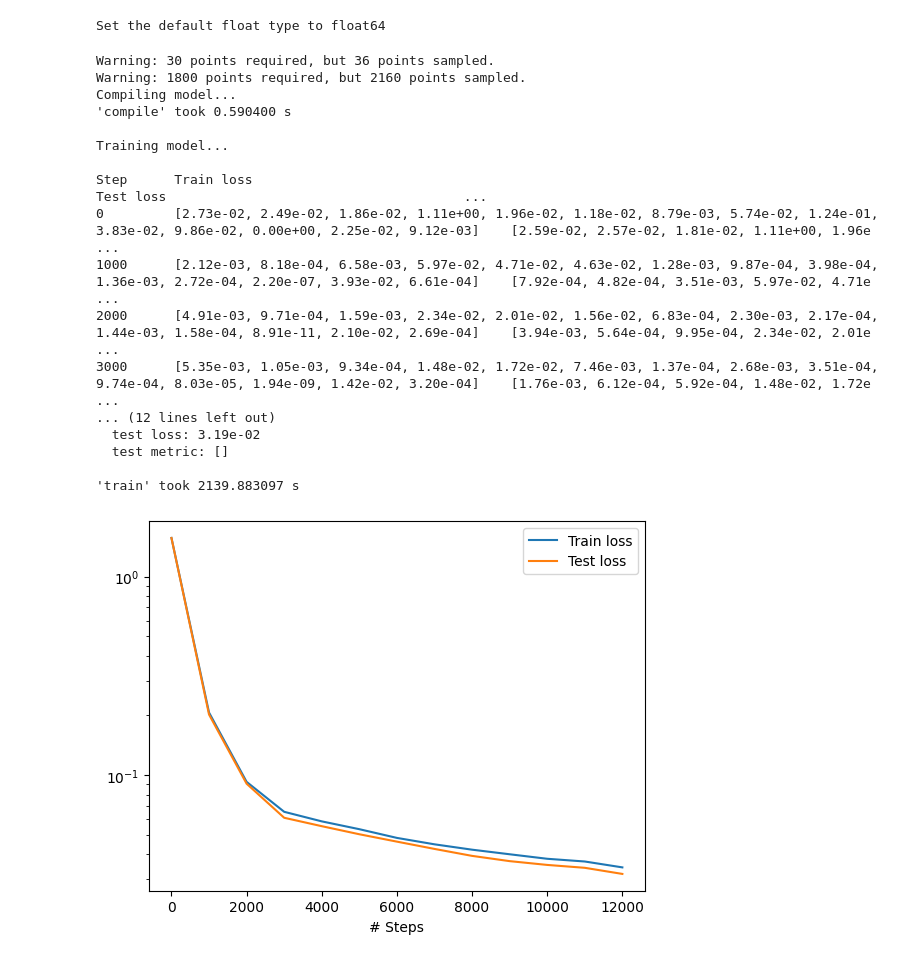
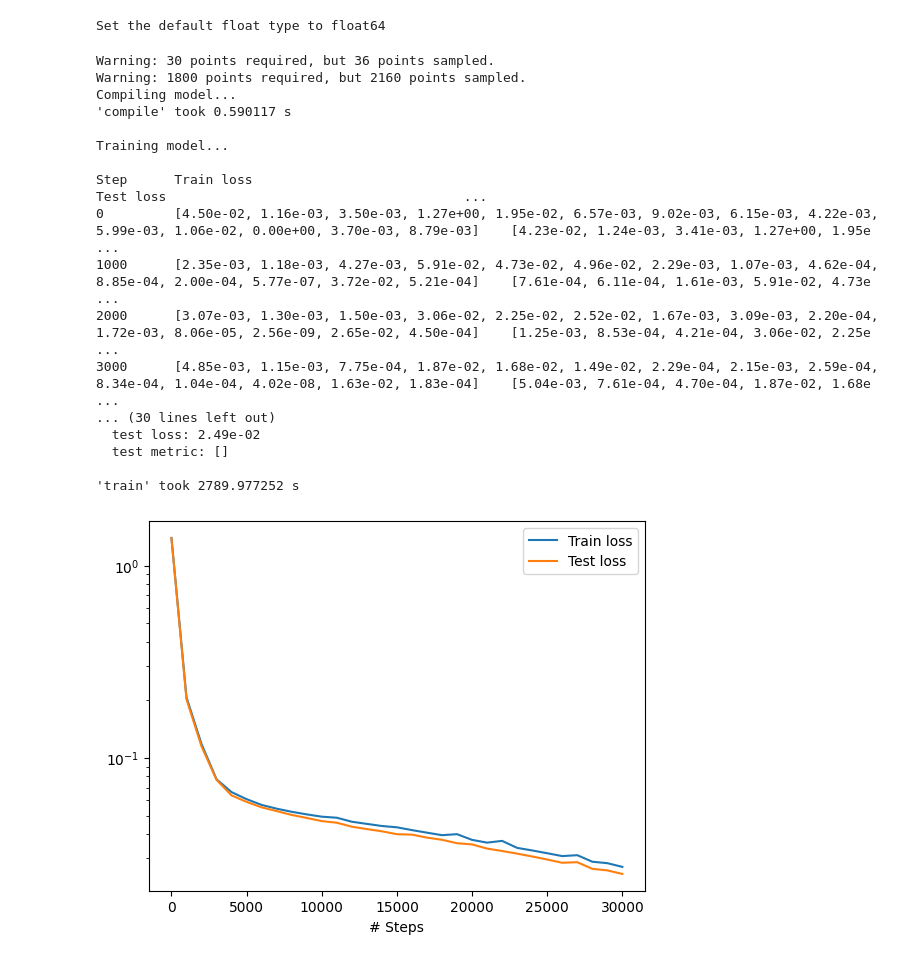
Before and after one commit to DravenPie/PINNFormers-Navier-Stokes-Equations, a Jupyter notebook: TransientCavityFlow_DeepXDE.ipynb, the cells around one changed output. Saved outputs shown, nothing was run; the diff lists cells and outputs as text; code cells hidden in the pictures.

```diff
--- a/TransientCavityFlow_DeepXDE.ipynb
+++ b/TransientCavityFlow_DeepXDE.ipynb
@@ -150,43 +150,43 @@ bcs = [u_t_bc, u_r_bc, u_l_bc, u_b_bc, v_t_bc, v_r_bc, v_l_bc, v_b_bc, p_o_bc, u
 data = dde.data.TimePDE(
     geomtime,
     transient_cavity_flow_pde,
     bcs,
     num_domain=1800,
     num_initial=200,
     num_boundary=250,
     num_test=1800,
 )
 
 # 4 hidden layers with 125 nodes each + hyperbolic tangent activation function + glorot normal initializer
 net = dde.nn.FNN([3] + 4 * [125] + [3], "tanh", "Glorot normal")
 
 model = dde.Model(data, net)
 
 # Adam optimizer + 0.0001 leraning rate
 model.compile("adam", lr=1e-4)
 
-losshistory, train_state = model.train(iterations=12000)
+losshistory, train_state = model.train(iterations=30000)
 
 dde.saveplot(losshistory, train_state, issave=False, isplot=True)
 # %% [output]
 Warning: 30 points required, but 36 points sampled.
 Warning: 1800 points required, but 2160 points sampled.
 Compiling model...
-'compile' took 0.590400 s
+'compile' took 0.590117 s
 
 Training model...
 
 Step      Train loss                                                                                                                                      Test loss                                      ...
-0         [2.73e-02, 2.49e-02, 1.86e-02, 1.11e+00, 1.96e-02, 1.18e-02, 8.79e-03, 5.74e-02, 1.24e-01, 3.83e-02, 9.86e-02, 0.00e+00, 2.25e-02, 9.12e-03]    [2.59e-02, 2.57e-02, 1.81e-02, 1.11e+00, 1.96e ...
-1000      [2.12e-03, 8.18e-04, 6.58e-03, 5.97e-02, 4.71e-02, 4.63e-02, 1.28e-03, 9.87e-04, 3.98e-04, 1.36e-03, 2.72e-04, 2.20e-07, 3.93e-02, 6.61e-04]    [7.92e-04, 4.82e-04, 3.51e-03, 5.97e-02, 4.71e ...
-2000      [4.91e-03, 9.71e-04, 1.59e-03, 2.34e-02, 2.01e-02, 1.56e-02, 6.83e-04, 2.30e-03, 2.17e-04, 1.44e-03, 1.58e-04, 8.91e-11, 2.10e-02, 2.69e-04]    [3.94e-03, 5.64e-04, 9.95e-04, 2.34e-02, 2.01e ...
-3000      [5.35e-03, 1.05e-03, 9.34e-04, 1.48e-02, 1.72e-02, 7.46e-03, 1.37e-04, 2.68e-03, 3.51e-04, 9.74e-04, 8.03e-05, 1.94e-09, 1.42e-02, 3.20e-04]    [1.76e-03, 6.12e-04, 5.92e-04, 1.48e-02, 1.72e ...
-... (12 lines left out)
-  test loss: 3.19e-02
+0         [4.50e-02, 1.16e-03, 3.50e-03, 1.27e+00, 1.95e-02, 6.57e-03, 9.02e-03, 6.15e-03, 4.22e-03, 5.99e-03, 1.06e-02, 0.00e+00, 3.70e-03, 8.79e-03]    [4.23e-02, 1.24e-03, 3.41e-03, 1.27e+00, 1.95e ...
+1000      [2.35e-03, 1.18e-03, 4.27e-03, 5.91e-02, 4.73e-02, 4.96e-02, 2.29e-03, 1.07e-03, 4.62e-04, 8.85e-04, 2.00e-04, 5.77e-07, 3.72e-02, 5.21e-04]    [7.61e-04, 6.11e-04, 1.61e-03, 5.91e-02, 4.73e ...
+2000      [3.07e-03, 1.30e-03, 1.50e-03, 3.06e-02, 2.25e-02, 2.52e-02, 1.67e-03, 3.09e-03, 2.20e-04, 1.72e-03, 8.06e-05, 2.56e-09, 2.65e-02, 4.50e-04]    [1.25e-03, 8.53e-04, 4.21e-04, 3.06e-02, 2.25e ...
+3000      [4.85e-03, 1.15e-03, 7.75e-04, 1.87e-02, 1.68e-02, 1.49e-02, 2.29e-04, 2.15e-03, 2.59e-04, 8.34e-04, 1.04e-04, 4.02e-08, 1.63e-02, 1.83e-04]    [5.04e-03, 7.61e-04, 4.70e-04, 1.87e-02, 1.68e ...
+... (30 lines left out)
+  test loss: 2.49e-02
   test metric: []
 
-'train' took 2139.883097 s
+'train' took 2789.977252 s
-[figure, old version]
+[figure, new version]
 # %%
 # Testing the model and visualinzg results
 
```
Also changed, not shown: parts of 1 cell of this notebook, 25 other files.
